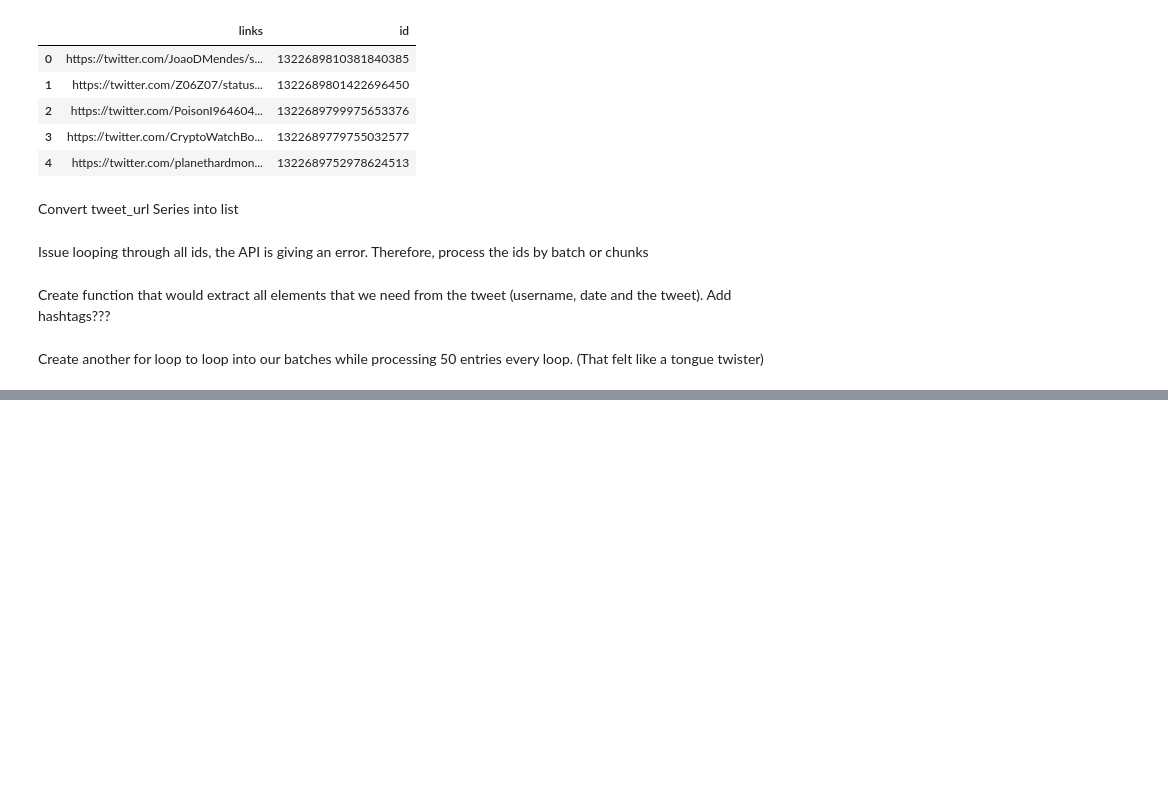
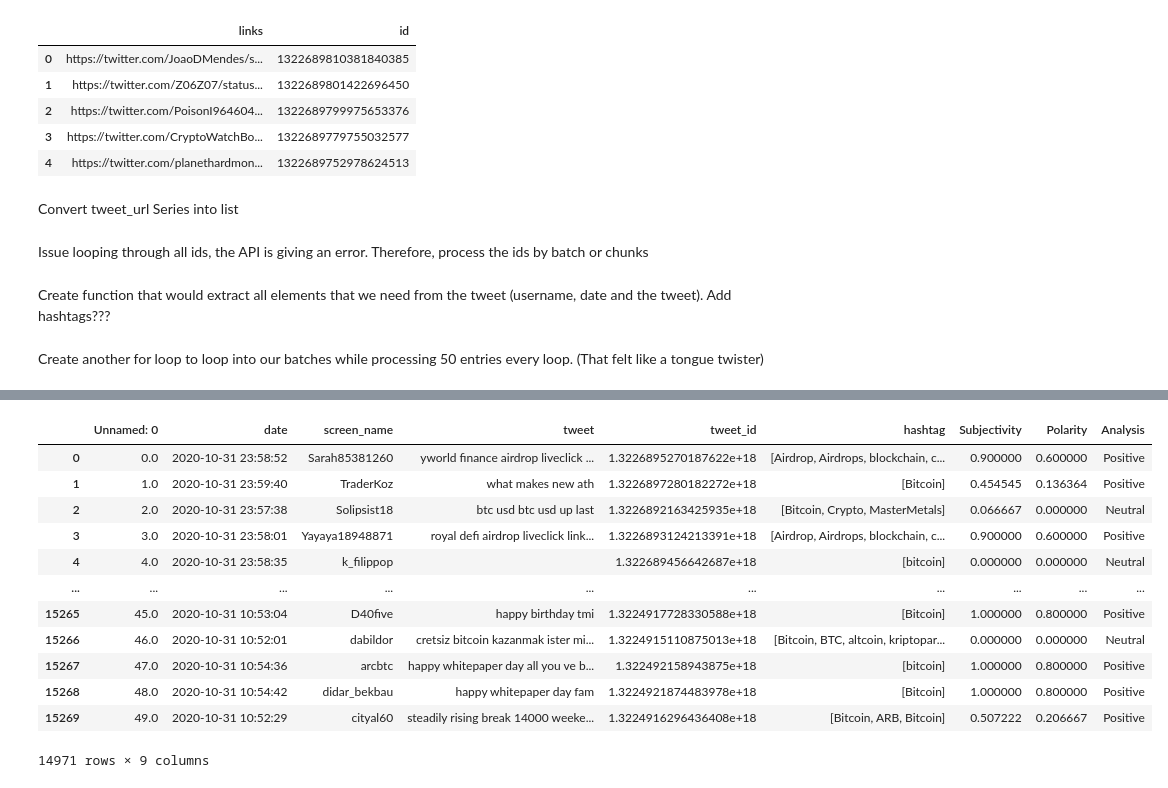
Before and after one commit to ridwan102/BTC_Sentiment, a Jupyter notebook: practice.ipynb, the cells around one changed output, grey strips where cells are left out. Cells and saved outputs as stored; diff of their text form; code cells hidden in the pictures; blank space fills up the shorter version.

```diff
--- a/practice.ipynb
+++ b/practice.ipynb
@@ -93,0 +224,5 @@ NameError: name 'api' is not defined
+# %%
+def stopword_removal(row):
+    text = row['tweet']
+    text = remove_stopwords(text)
+    return text
@@ -93,0 +301,27 @@ NameError: name 'api' is not defined
+# %%
+# Create a function to compute negative (-1), neutral (0) and positive (+1) analysis
+def getAnalysis(score):
+    if score < 0:
+        return 'Negative'
+    elif score == 0:
+        return 'Neutral'
+    else:
+        return 'Positive'
+
+tweets['Analysis'] = tweets['Polarity'].apply(getAnalysis)
+# Show the dataframe
+tweets
+# %% [output]
+|  | Unnamed: 0 | date | screen_name | tweet | tweet_id | hashtag | Subjectivity | Polarity | Analysis |
+| 0 | 0.0 | 2020-10-31 23:58:52 | Sarah85381260 | yworld finance airdrop liveclick ... | 1.3226895270187622e+18 | [Airdrop, Airdrops, blockchain, c... | 0.900000 | 0.600000 | Positive |
+| 1 | 1.0 | 2020-10-31 23:59:40 | TraderKoz | what makes new ath | 1.3226897280182272e+18 | [Bitcoin] | 0.454545 | 0.136364 | Positive |
+| 2 | 2.0 | 2020-10-31 23:57:38 | Solipsist18 | btc usd btc usd up last | 1.3226892163425935e+18 | [Bitcoin, Crypto, MasterMetals] | 0.066667 | 0.000000 | Neutral |
+| 3 | 3.0 | 2020-10-31 23:58:01 | Yayaya18948871 | royal defi airdrop liveclick link... | 1.3226893124213391e+18 | [Airdrop, Airdrops, blockchain, c... | 0.900000 | 0.600000 | Positive |
+| 4 | 4.0 | 2020-10-31 23:58:35 | k_filippop |  | 1.322689456642687e+18 | [bitcoin] | 0.000000 | 0.000000 | Neutral |
+| ... | ... | ... | ... | ... | ... | ... | ... | ... | ... |
+| 15265 | 45.0 | 2020-10-31 10:53:04 | D40five | happy birthday tmi | 1.3224917728330588e+18 | [Bitcoin] | 1.000000 | 0.800000 | Positive |
+| 15266 | 46.0 | 2020-10-31 10:52:01 | dabildor | cretsiz bitcoin kazanmak ister mi... | 1.3224915110875013e+18 | [Bitcoin, BTC, altcoin, kriptopar... | 0.000000 | 0.000000 | Neutral |
+| 15267 | 47.0 | 2020-10-31 10:54:36 | arcbtc | happy whitepaper day all you ve b... | 1.322492158943875e+18 | [bitcoin] | 1.000000 | 0.800000 | Positive |
+| 15268 | 48.0 | 2020-10-31 10:54:42 | didar_bekbau | happy whitepaper day fam | 1.3224921874483978e+18 | [Bitcoin] | 1.000000 | 0.800000 | Positive |
+| 15269 | 49.0 | 2020-10-31 10:52:29 | cityal60 | steadily rising break 14000 weeke... | 1.3224916296436408e+18 | [Bitcoin, ARB, Bitcoin] | 0.507222 | 0.206667 | Positive |
+14971 rows × 9 columns
```
Also changed, not shown: parts of 37 cells of this notebook, 3 other files.
